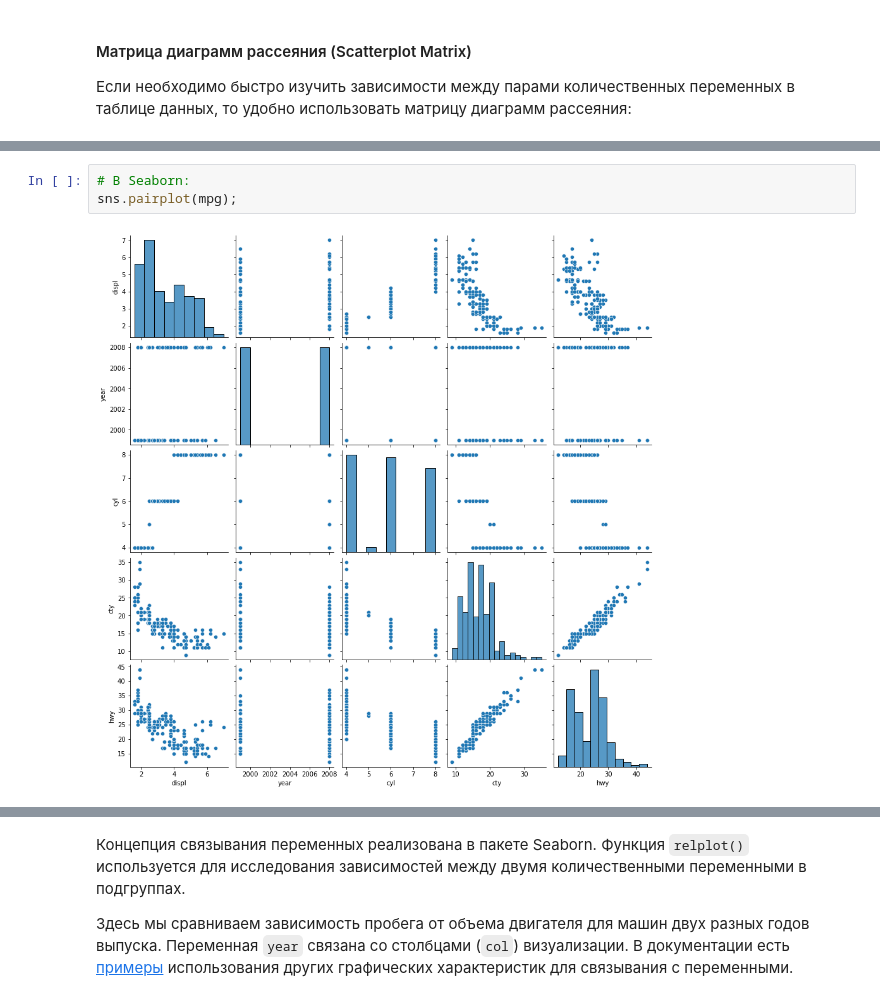
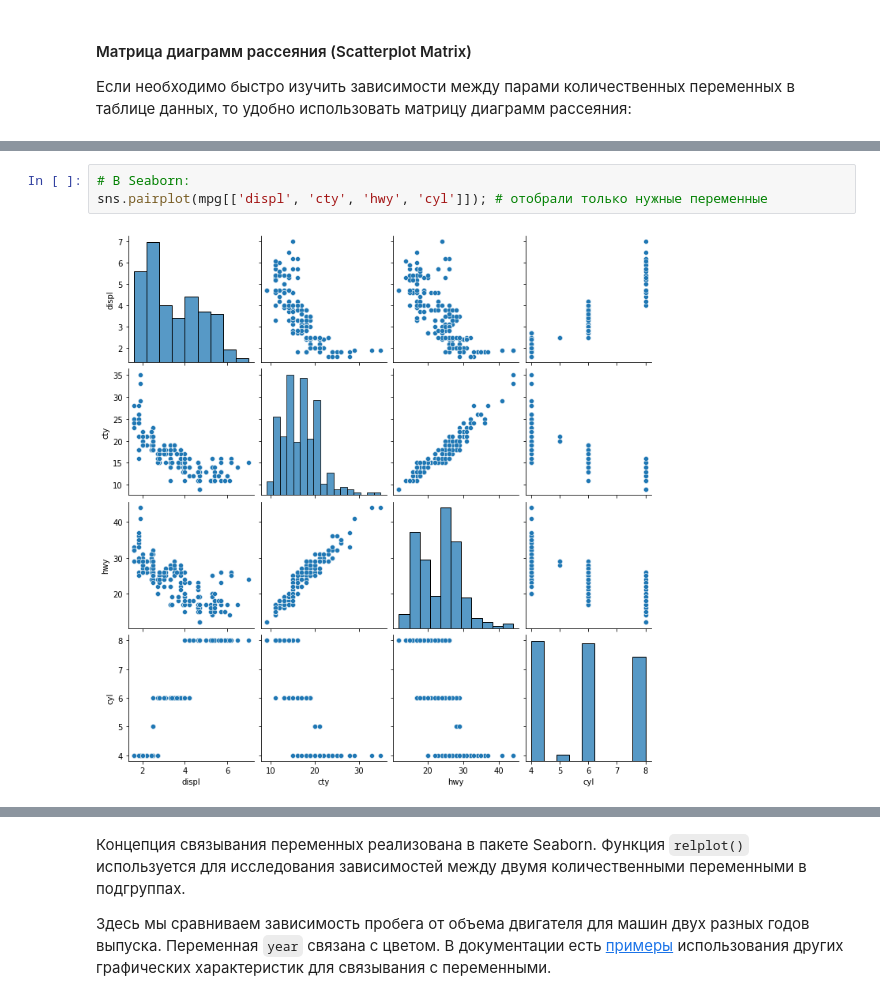
Before and after one commit to postlogist/python-ds, a Jupyter notebook: EDA/02_multivariate_eda.ipynb, the cells around one changed output, grey strips where cells are left out. Saved outputs shown, nothing was run; the diff lists cells and outputs as text.

Commit message:
Добавил примеры визуализации зависимостей для нескольких категорий

```diff
--- a/EDA/02_multivariate_eda.ipynb
+++ b/EDA/02_multivariate_eda.ipynb
@@ -1009,8 +1021,8 @@ plt.suptitle('Матрица диаграмм рассеяния для табл
 # %%
 # В Seaborn:
-sns.pairplot(mpg);
+sns.pairplot(mpg[['displ', 'cty', 'hwy', 'cyl']]); # отобрали только нужные переменные
 # %% [output]
-[figure, old version]
+[figure, new version]
 # %% [markdown]
 ## Анализ зависимостей для нескольких переменных
 
@@ -1051,4 +1063,4 @@ sns.pairplot(mpg);
 # %% [markdown]
 Концепция связывания переменных реализована в пакете Seaborn. Функция `relplot()` используется для исследования зависимостей между двумя количественными переменными в подгруппах.
 
-Здесь мы сравниваем зависимость пробега от объема двигателя для машин двух разных годов выпуска. Переменная `year` связана со столбцами (`col`) визуализации. В документации есть [примеры](https://seaborn.pydata.org/examples/scatter_bubbles.html) использования других графических характеристик для связывания с переменными.
+Здесь мы сравниваем зависимость пробега от объема двигателя для машин двух разных годов выпуска. Переменная `year` связана с  цветом. В документации есть [примеры](https://seaborn.pydata.org/examples/scatter_bubbles.html) использования других графических характеристик для связывания с переменными.
```
Also changed, not shown: parts of 34 cells of this notebook.
